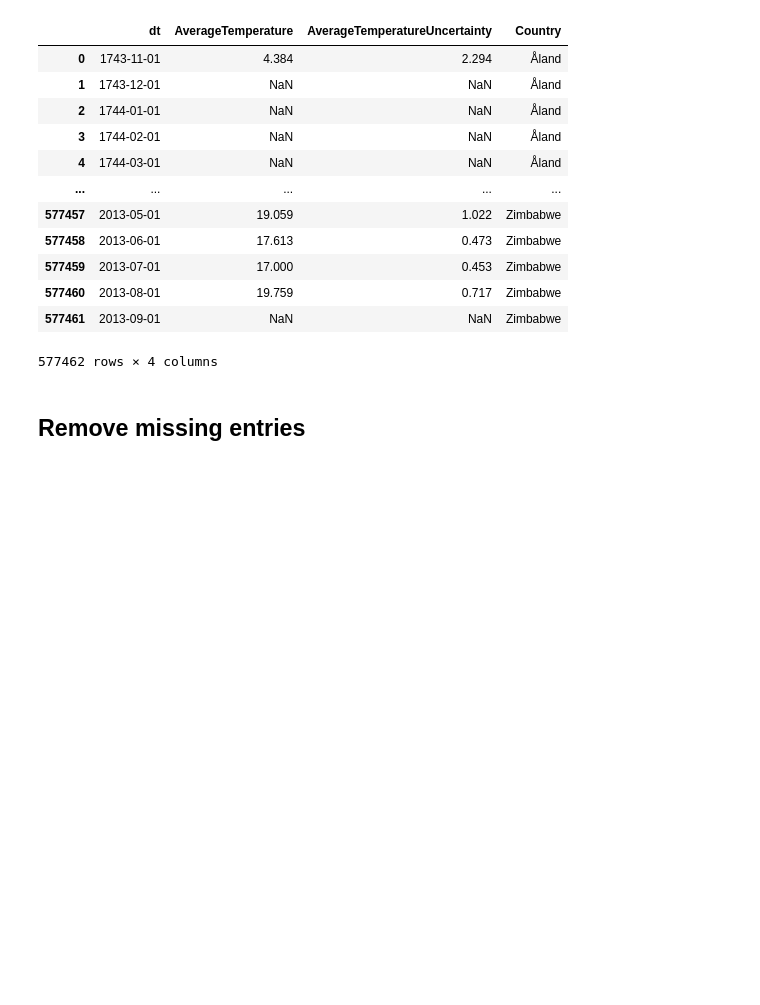
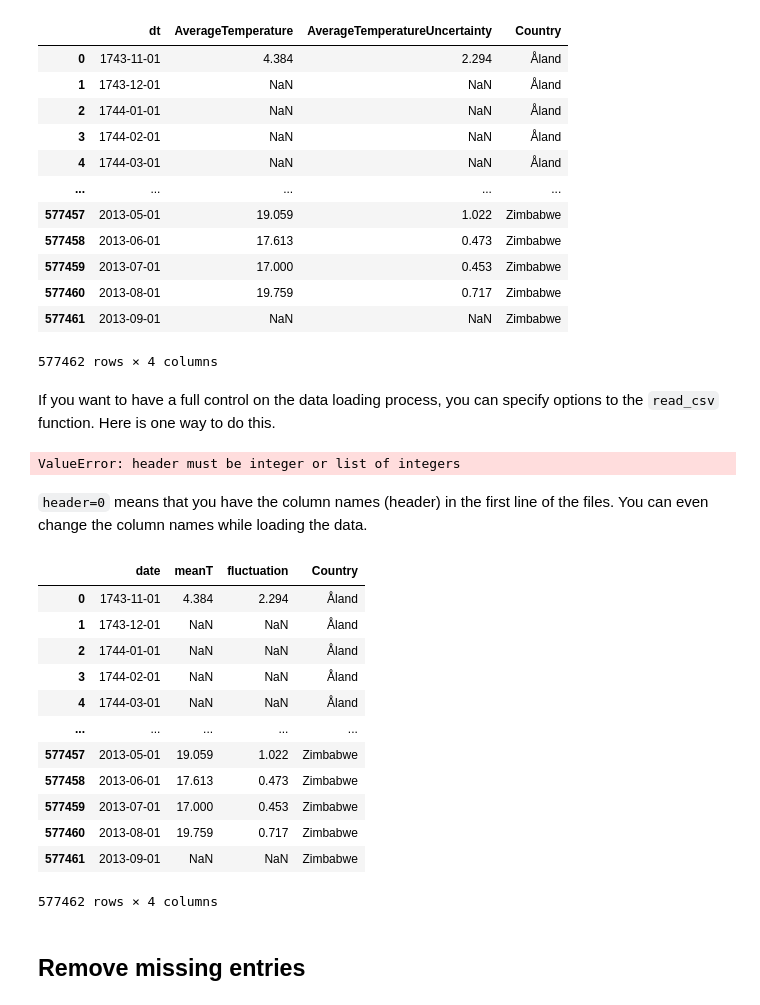
Before and after one commit to raghurama123/DataScience, a Jupyter notebook: notebooks/DS_02.ipynb, the cells around one changed output. Drawn from its saved outputs; the diff is of its cells as text; code cells hidden in the pictures; blank space fills up the shorter version.

```diff
--- a/notebooks/DS_02.ipynb
+++ b/notebooks/DS_02.ipynb
@@ -24,6 +24,35 @@ temp
 | 577460 | 2013-08-01 | 19.759 | 0.717 | Zimbabwe |
 | 577461 | 2013-09-01 | NaN | NaN | Zimbabwe |
 577462 rows × 4 columns
+# %% [markdown]
+If you want to have a full control on the data loading process, you can specify options to the `read_csv` function.  Here is one way to do this.
+# %%
+import pandas as pd
+temp=pd.read_csv('../datasets/GlobalLandTemperaturesByCountry.csv', sep=',', decimal='.', header='0')
+temp
+# %% [output]
+ValueError: header must be integer or list of integers
+# %% [markdown]
+`header=0` means that you have the column names (header) in the first line of the files. You can even change the column names while loading the data.
+# %%
+import pandas as pd
+temp=pd.read_csv('../datasets/GlobalLandTemperaturesByCountry.csv', sep=',', \
+                 decimal='.', header=0, names=['date','meanT','fluctuation','Country'])
+temp
+# %% [output]
+|  | date | meanT | fluctuation | Country |
+| 0 | 1743-11-01 | 4.384 | 2.294 | Åland |
+| 1 | 1743-12-01 | NaN | NaN | Åland |
+| 2 | 1744-01-01 | NaN | NaN | Åland |
+| 3 | 1744-02-01 | NaN | NaN | Åland |
+| 4 | 1744-03-01 | NaN | NaN | Åland |
+| ... | ... | ... | ... | ... |
+| 577457 | 2013-05-01 | 19.059 | 1.022 | Zimbabwe |
+| 577458 | 2013-06-01 | 17.613 | 0.473 | Zimbabwe |
+| 577459 | 2013-07-01 | 17.000 | 0.453 | Zimbabwe |
+| 577460 | 2013-08-01 | 19.759 | 0.717 | Zimbabwe |
+| 577461 | 2013-09-01 | NaN | NaN | Zimbabwe |
+577462 rows × 4 columns
 # %% [markdown]
 ## Remove missing entries
 # %% [markdown]
```
Also changed, not shown: parts of 1 cell of this notebook.
